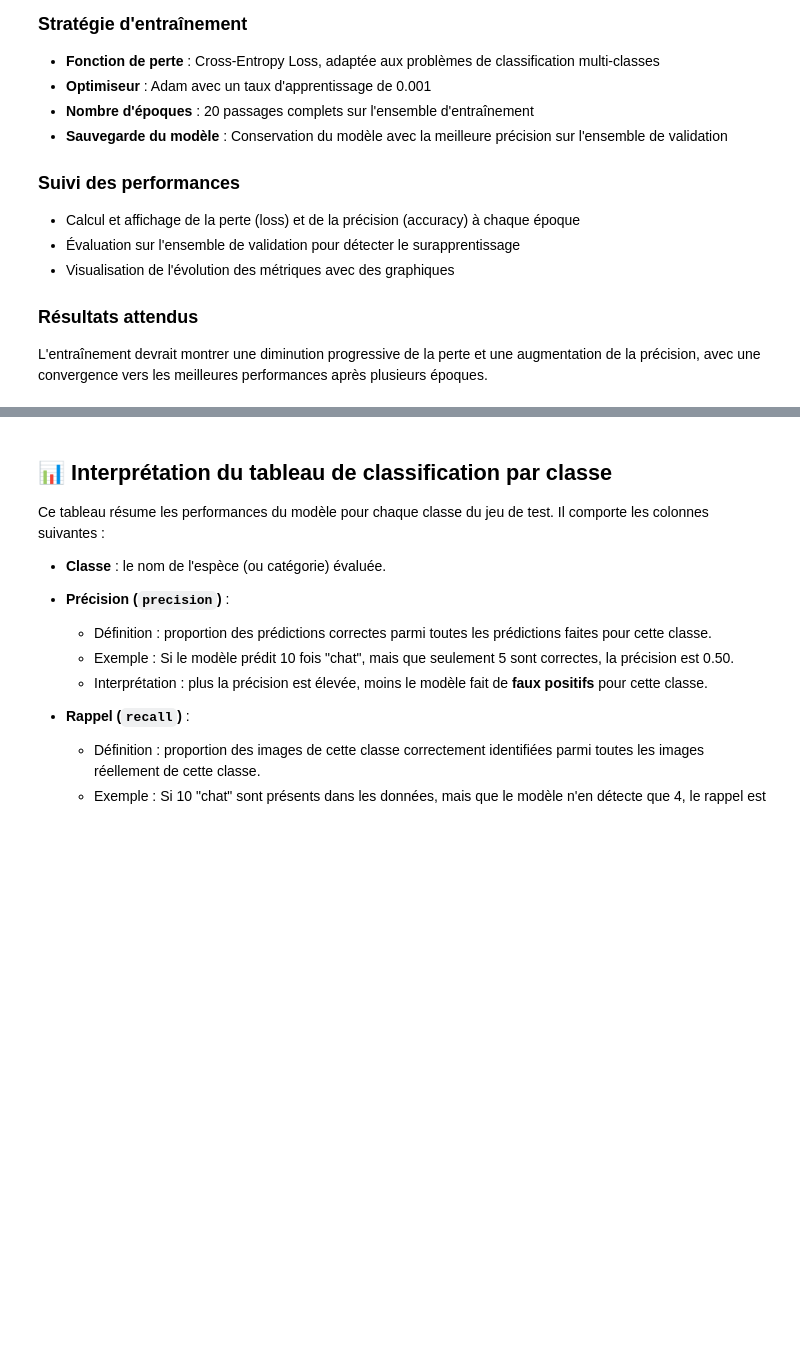
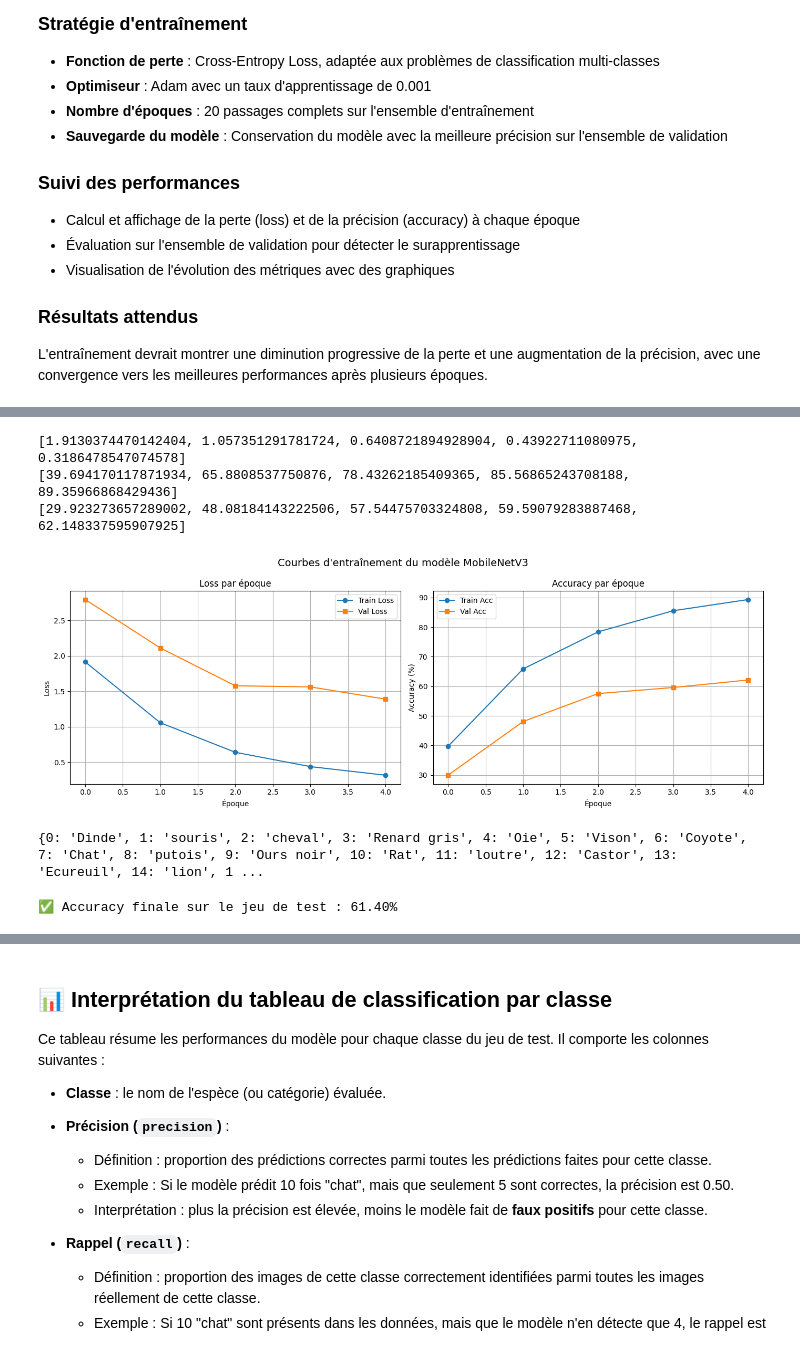
Before and after one commit to CedricSanchezGithub/ETL, a Jupyter notebook: ML/ML_wildlens.ipynb, the cells around one changed output, grey strips where cells are left out. Saved outputs shown, nothing was run; the diff lists cells and outputs as text; code cells hidden in the pictures; blank space fills up the shorter version.

Commit message:
add: implement training curves visualization and enhance confusion matrix display functions

```diff
--- a/ML/ML_wildlens.ipynb
+++ b/ML/ML_wildlens.ipynb
@@ -439,4 +418,25 @@ best_val_acc = 0  # meilleure précision sur validation
 # %%
+# Détection de l'appareil (GPU ou CPU)
+device = torch.device("cuda:0" if torch.cuda.is_available() else "cpu")
+
+# Création du modèle (avec les bons poids pré-entraînés)
+mobilenet_v3 = models.mobilenet_v3_small(weights=models.MobileNet_V3_Small_Weights.DEFAULT)
+
+# Modification de la dernière couche pour correspondre au nombre de classes de notre jeu de données
+mobilenet_v3.classifier[3] = nn.Linear(mobilenet_v3.classifier[3].in_features, NB_CLASSES)
+mobilenet_v3 = mobilenet_v3.to(device)
+
+# Fonction de coût et optimiseur
+criterion = nn.CrossEntropyLoss()
+optimizer = optim.Adam(mobilenet_v3.parameters(), lr=LR)
+
+# Initialisation des listes pour le suivi
+train_losses = []
+val_losses = []
+train_accuracies = []
+val_accuracies = []
+best_val_acc = 0
+
 for epoch in range(NB_EPOCHS):
     mobilenet_v3.train()
     running_loss, correct, total = 0.0, 0, 0
@@ -460,26 +460,32 @@ for epoch in range(NB_EPOCHS):
 
     # Évaluation sur validation
     mobilenet_v3.eval()
-    correct_val, total_val = 0, 0
+    correct_val, total_val, val_running_loss = 0, 0, 0.0
     with torch.no_grad():
         for inputs, labels in val_loader:
             inputs, labels = inputs.to(device), labels.to(device)
             outputs = mobilenet_v3(inputs)
+            loss = criterion(outputs, labels)
+            val_running_loss += loss.item()
+
             _, predicted = torch.max(outputs, 1)
             total_val += labels.size(0)
             correct_val += (predicted == labels).sum().item()
 
     val_accuracy = 100 * correct_val / total_val
+    val_loss = val_running_loss / len(val_loader)
 
     # Sauvegarde du meilleur modèle
     if val_accuracy > best_val_acc:
         best_val_acc = val_accuracy
-        torch.save(mobilenet_v3.state_dict(), "best_model_wildlens.pt")
+        torch.save(mobilenet_v3.state_dict(), "models\best_model_wildlens.pt")
         print(f"💾 Nouveau meilleur modèle sauvegardé à l’époque {epoch+1} (val_acc = {val_accuracy:.2f}%)")
 
     # Journalisation
     train_losses.append(epoch_loss)
+    val_losses.append(val_loss)
     train_accuracies.append(epoch_accuracy)
     val_accuracies.append(val_accuracy)
 
-    print(f"Epoch {epoch+1}/{NB_EPOCHS} - Loss: {epoch_loss:.4f} - Train Acc: {epoch_accuracy:.2f}% - Val Acc: {val_accuracy:.2f}%")
+    print(f"Epoch {epoch+1}/{NB_EPOCHS} - Loss: {epoch_loss:.4f} - Val Loss: {val_loss:.4f} - "
+          f"Train Acc: {epoch_accuracy:.2f}% - Val Acc: {val_accuracy:.2f}%")
@@ -486,16 +503,36 @@ for epoch in range(NB_EPOCHS):
+# %%
+print(train_losses[:5])
+print(train_accuracies[:5])
+print(val_accuracies[:5])
+# %% [output]
+[1.9130374470142404, 1.057351291781724, 0.6408721894928904, 0.43922711080975, 0.3186478547074578]
+[39.694170117871934, 65.8808537750876, 78.43262185409365, 85.56865243708188, 89.35966868429436]
+[29.923273657289002, 48.08184143222506, 57.54475703324808, 59.59079283887468, 62.148337595907925]
 # %%
-tracer_courbes_performance(train_losses, train_accuracies, val_accuracies)
+afficher_courbes_entrainement(
+    train_losses=train_losses,
+    train_accuracies=train_accuracies,
+    val_losses=val_losses,
+    val_accuracies=val_accuracies,
+    titre="Courbes d'entraînement du modèle MobileNetV3"
+)
+# %% [output]
+[figure, added]
 # %%
 # Mapping label_class (entier 0 → 16) vers nom_fr
 idx_to_label = {
     id_to_class[id_espece]: nom_fr
     for id_espece, nom_fr in zip(df_labels["id_espece"], df_labels["nom_fr"])
 }
+
+print(idx_to_label)
+# %% [output]
+{0: 'Dinde', 1: 'souris', 2: 'cheval', 3: 'Renard gris', 4: 'Oie', 5: 'Vison', 6: 'Coyote', 7: 'Chat', 8: 'putois', 9: 'Ours noir', 10: 'Rat', 11: 'loutre', 12: 'Castor', 13: 'Ecureuil', 14: 'lion', 1 ...
 # %%
-from sklearn.metrics import confusion_matrix, ConfusionMatrixDisplay
+
 
 # Chargement du modèle entraîné
-mobilenet_v3.load_state_dict(torch.load("best_model_wildlens.pt"))
+mobilenet_v3.load_state_dict(torch.load("models\best_model_wildlens.pt"))
 mobilenet_v3.eval()
 
 # Évaluation sur test set
@@ -516,5 +553,7 @@ with torch.no_grad():
 
 test_accuracy = 100 * correct_test / total_test
 print(f"✅ Accuracy finale sur le jeu de test : {test_accuracy:.2f}%")
+# %% [output]
+✅ Accuracy finale sur le jeu de test : 61.40%
 # %%
 afficher_matrice_confusion(true_test, pred_test, idx_to_label)
```
Also changed, not shown: parts of 15 cells of this notebook, 9 other files.
